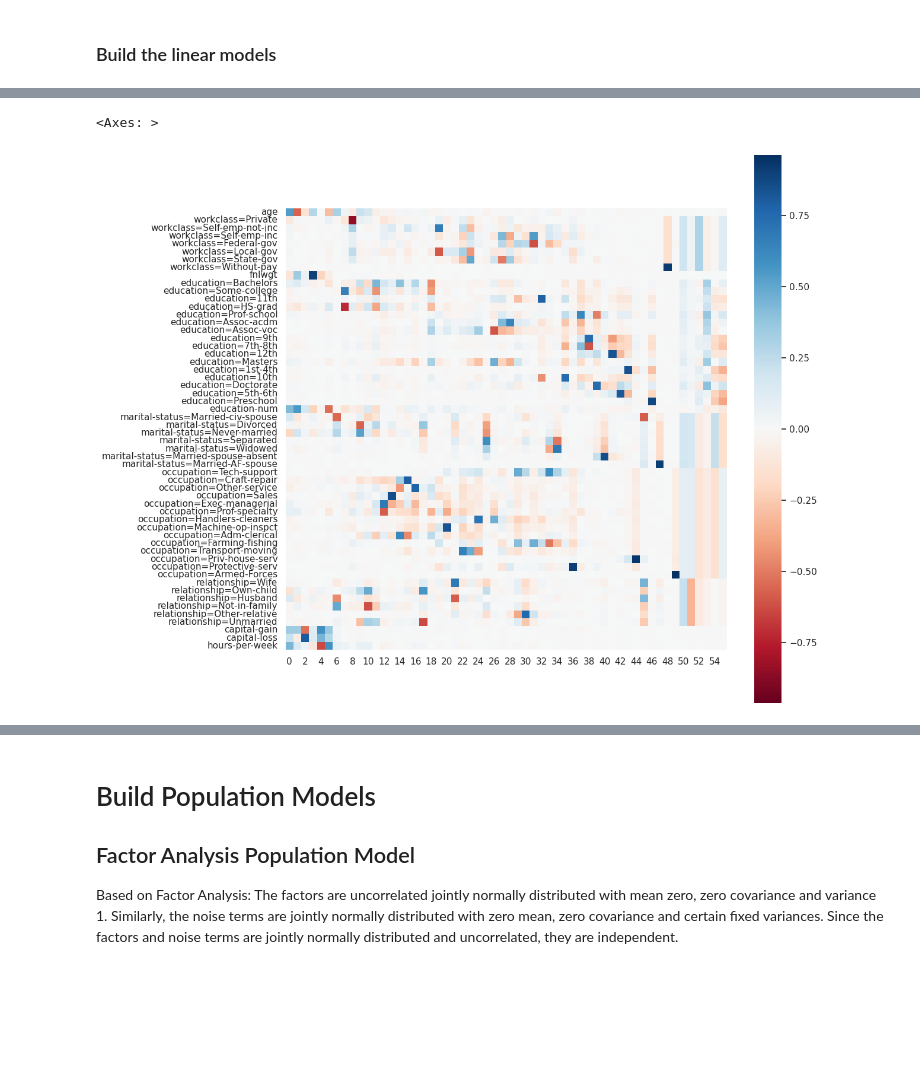
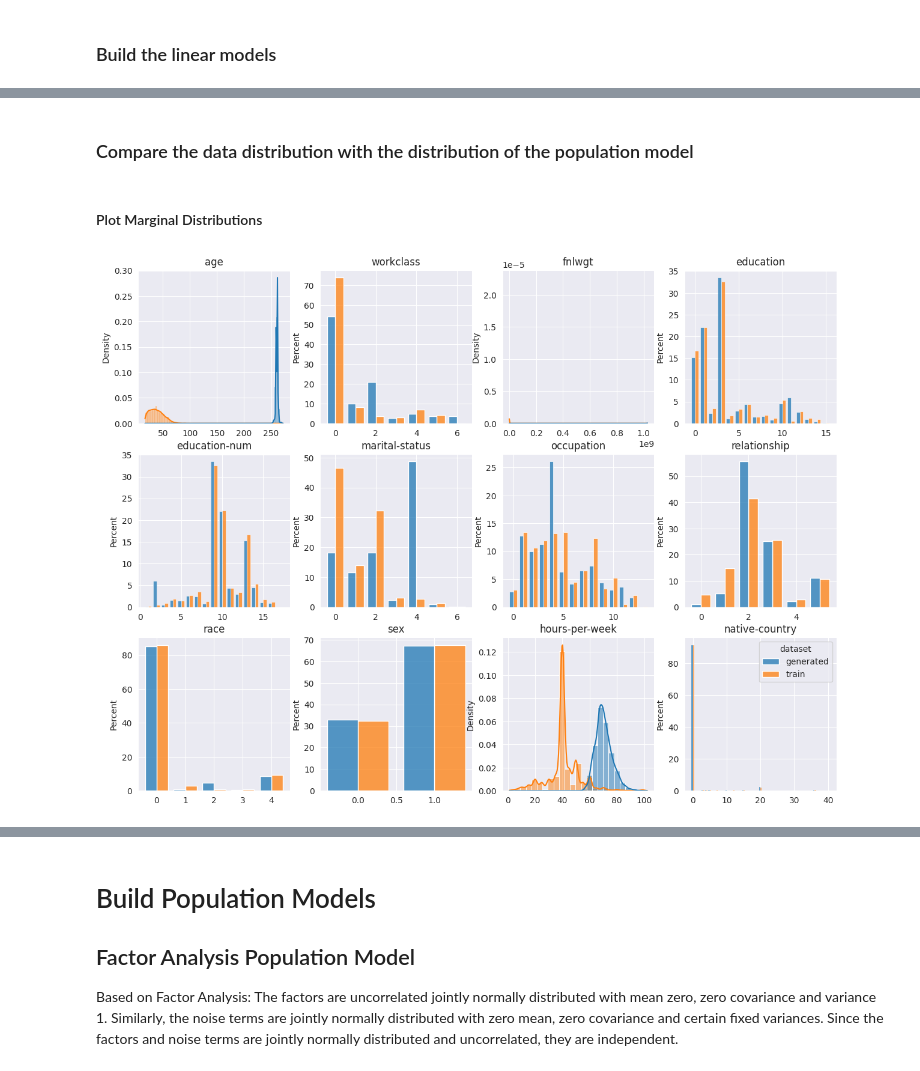
Before and after one commit to sen-uni-kn/probspecs, a Jupyter notebook: experiments/group_fairness_tabular/adult_population_models.ipynb, the cells around one changed output, grey strips where cells are left out. Drawn from its saved outputs; the diff is of its cells as text; code cells hidden in the pictures; blank space fills up the shorter version.

Commit message:
adult population model

```diff
--- a/experiments/group_fairness_tabular/adult_population_models.ipynb
+++ b/experiments/group_fairness_tabular/adult_population_models.ipynb
@@ -145,7 +154,7 @@ def fit_categorical(effect_var, cause_vars):
     inputs = data[:, cause_idx]
     target = dataset_raw.data[:, col_raw_id[effect_var]]
     classifier = LogisticRegression(
-        class_weight="balanced", multi_class="multinomial", max_iter=500,
+        class_weight="balanced", multi_class="multinomial", max_iter=600,
     )
     classifier.fit(inputs, target)
 
@@ -160,18 +169,13 @@ def fit_categorical(effect_var, cause_vars):
 
     return classifier
 
-processed_vars = set()
 predictors = {}
-while len(processed_vars) < len(causal_graph):
-    for var, causes in causal_graph.items():
-        if len(causes) == 0:
-            processed_vars.add(var)
-        elif processed_vars.issuperset(causes):
-            if len(col_idx[var]) == 1:
-                predictors[var] = fit_continuous(var, causes)
-            else:
-                predictors[var] = fit_categorical(var, causes)
-            processed_vars.add(var)
+for var, causes in causal_graph.items():
+    if len(causes) > 0:
+        if len(col_idx[var]) == 1:
+            predictors[var] = fit_continuous(var, causes)
+        else:
+            predictors[var] = fit_categorical(var, causes)
 # %% [output]
 race <- ['native-country']
 Accuracy (Train): 0.0514
@@ -197,15 +256,2 @@ R-Squared (Test):  0.0575
-# %%
-components = pca.components_.T
-vmax = max(components.max(), -components.min())
-fig = plt.figure(figsize=(12, 12))
-sns.heatmap(
-    components,
-    vmax=vmax,
-    vmin=-vmax,
-    cmap="RdBu",
-    square=True,
-    yticklabels=target_cols,
-)
-# %% [output]
-<Axes: >
-[figure, removed]
+# %% [markdown]
+### Compare the data distribution with the distribution of the population model
@@ -211,0 +330,42 @@ sns.heatmap(
+# %% [markdown]
+#### Plot Marginal Distributions
+# %%
+%%capture --no-stdout --no-display
+fig, axes = plt.subplots(3, 4, figsize=(15, 11.25))
+axes = axes.flatten()
+vars = [var for var in adult_input_space.attribute_names if not var.startswith("capital")]
+for var, ax in zip(vars, axes):
+    ax.set_title(var)
+    if len(col_idx[var]) > 1 or var == "education-num":
+        kwargs = {}
+        kwargs["legend"] = var == "native-country"
+        g = sns.histplot(
+            df,
+            x=var,
+            hue="dataset",
+            discrete=True,
+            shrink=.8,
+            multiple="dodge",
+            stat="percent",
+            common_norm=False,
+            ax=ax,
+            **kwargs,
+        )
+    else:
+        kwargs = {}
+        if var == "hours-per-week":
+            kwargs["bins"] = 25
+        g = sns.histplot(
+            df,
+            x=var,
+            hue="dataset",
+            legend=False,
+            stat="density",
+            common_norm=False,
+            kde=True,
+            ax=ax,
+            **kwargs,
+        )
+    g.set(xlabel=None)
+# %% [output]
+[figure, added]
```
Also changed, not shown: parts of 12 cells of this notebook, 2 other files.
